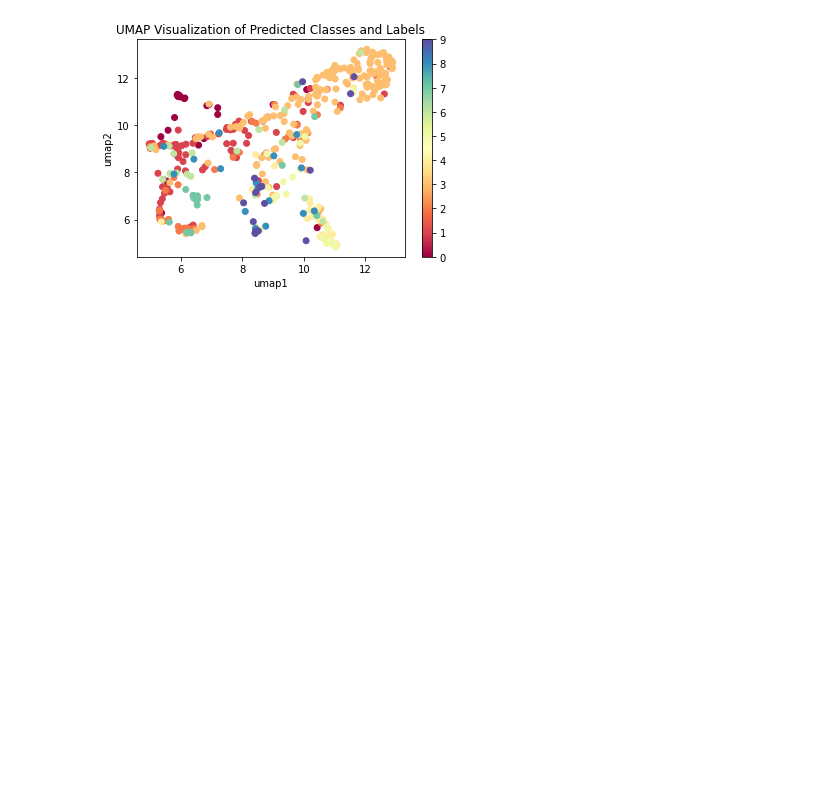
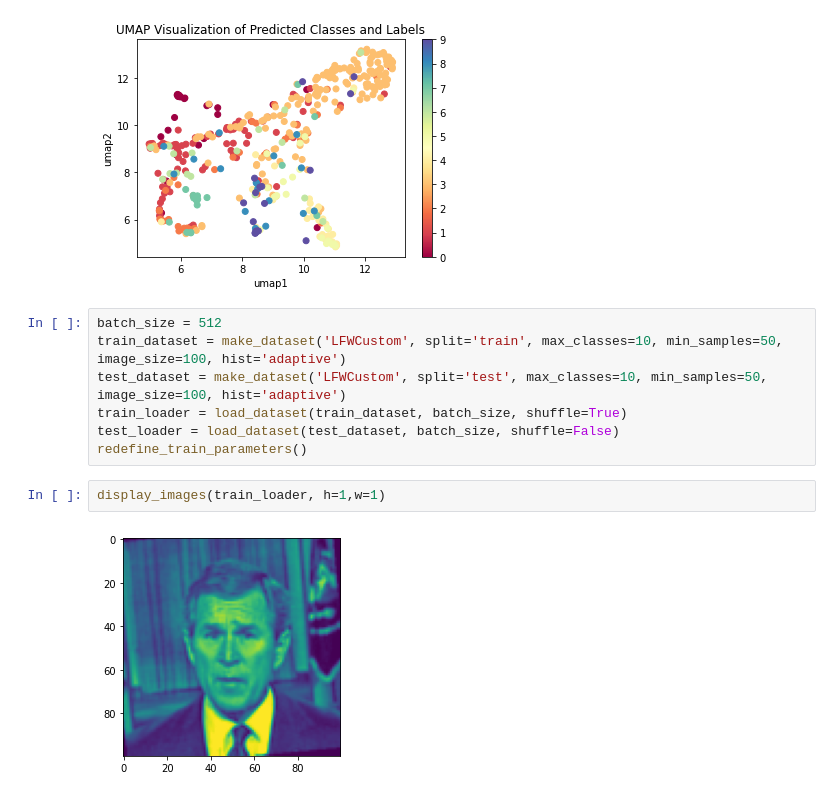
Before and after one commit to fathanm10/Final-Project, a Jupyter notebook: Training-Test-v1.0.0.ipynb, the cells around one changed output. Cells and saved outputs as stored; diff of their text form; blank space fills up the shorter version.

Commit message:
add tests

```diff
--- a/Training-Test-v1.0.0.ipynb
+++ b/Training-Test-v1.0.0.ipynb
@@ -1229,3 +1172,14 @@ R@32 : 94.820
 visualize_umap(model, test_loader)
 # %% [output]
 [figure]
+# %%
+batch_size = 512
+train_dataset = make_dataset('LFWCustom', split='train', max_classes=10, min_samples=50, image_size=100, hist='adaptive')
+test_dataset = make_dataset('LFWCustom', split='test', max_classes=10, min_samples=50, image_size=100, hist='adaptive')
+train_loader = load_dataset(train_dataset, batch_size, shuffle=True)
+test_loader = load_dataset(test_dataset, batch_size, shuffle=False)
+redefine_train_parameters()
+# %%
+display_images(train_loader, h=1,w=1)
+# %% [output]
+[figure, added]
```
Also changed, not shown: parts of 46 cells of this notebook, 4 other files.
